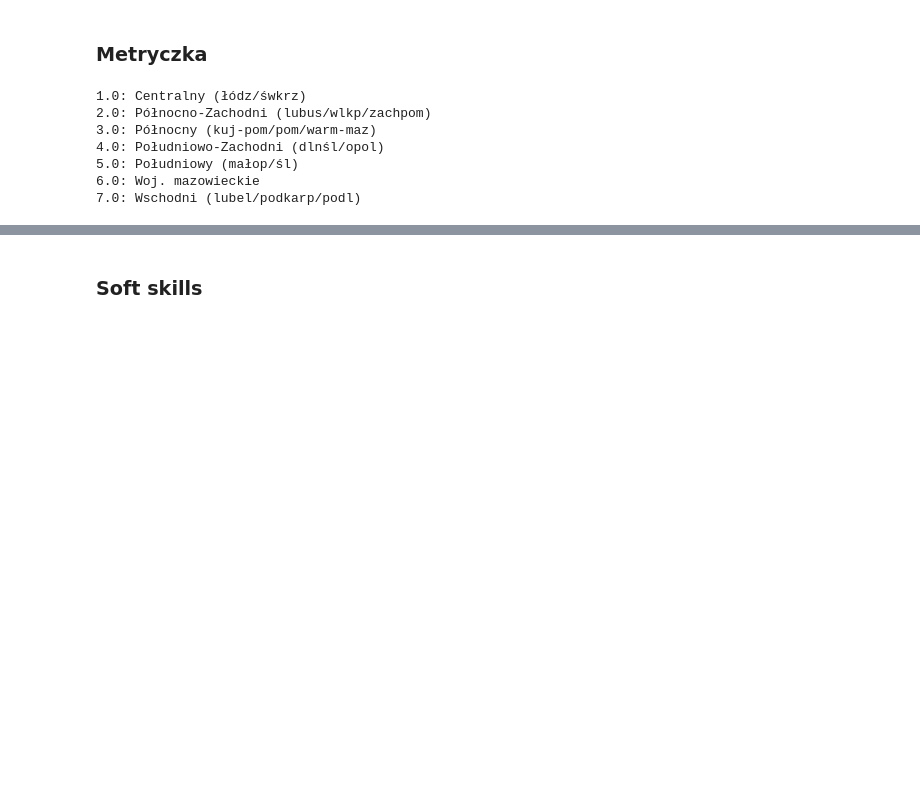
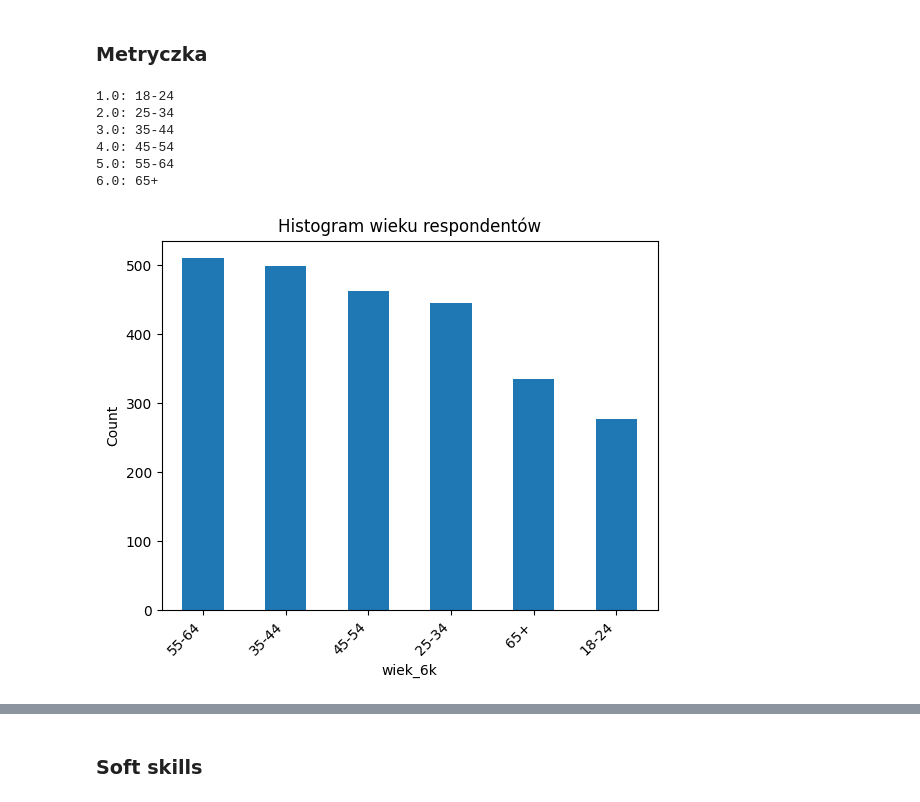
Before and after one commit to HelloSwiat/AGH_Analiza_Danych, a Jupyter notebook: Praca_zaliczeniowa_Analiza_Danych_w_Biznesie.ipynb, the cells around one changed output, grey strips where cells are left out. Saved outputs shown, nothing was run; the diff lists cells and outputs as text; code cells hidden in the pictures; blank space fills up the shorter version.

```diff
--- a/Praca_zaliczeniowa_Analiza_Danych_w_Biznesie.ipynb
+++ b/Praca_zaliczeniowa_Analiza_Danych_w_Biznesie.ipynb
@@ -168,14 +166,28 @@ max       1.000000     1.000000     1.000000     1.000000       1.000000
-# %%
-# prompt: show variable_value_labels for variable "region"
-
-for key, value in meta.variable_value_labels['region'].items():
-    print(f"{key}: {value}")
-# %% [output]
-1.0: Centralny (łódz/śwkrz)
-2.0: Północno-Zachodni (lubus/wlkp/zachpom)
-3.0: Północny (kuj-pom/pom/warm-maz)
-4.0: Południowo-Zachodni (dlnśl/opol)
-5.0: Południowy (małop/śl)
-6.0: Woj. mazowieckie
-7.0: Wschodni (lubel/podkarp/podl)
+# %%
+# Wiek respondentów (jako doradcy powinniśmy wybrać osoby w wieku średnim? Bo klienci są na ogół w tym wieku? A może np. starszych- bo są postrzegani jako doświadczeni?)
+for key, value in meta.variable_value_labels['wiek_6k'].items():
+    print(f"{key}: {value}")
+
+wiek_6k_mapping = meta.variable_value_labels['wiek_6k']
+
+
+df_L1['wiek_6k'].value_counts().plot(kind='bar')
+plt.xlabel('wiek_6k')
+plt.ylabel('Count')
+plt.title('Histogram wieku respondentów')
+
+# Customize x-axis labels with region names
+plt.xticks(rotation=45, ha='right') # Rotate labels for better readability
+labels = [wiek_6k_mapping.get(x, str(x)) for x in df_L1['wiek_6k'].value_counts().index] # Use mapping or original value if no mapping exists
+plt.gca().set_xticklabels(labels)
+
+plt.show()
+# %% [output]
+1.0: 18-24
+2.0: 25-34
+3.0: 35-44
+4.0: 45-54
+5.0: 55-64
+6.0: 65+
+[figure, added]
 # %%
```
Also changed, not shown: parts of 27 cells of this notebook.
